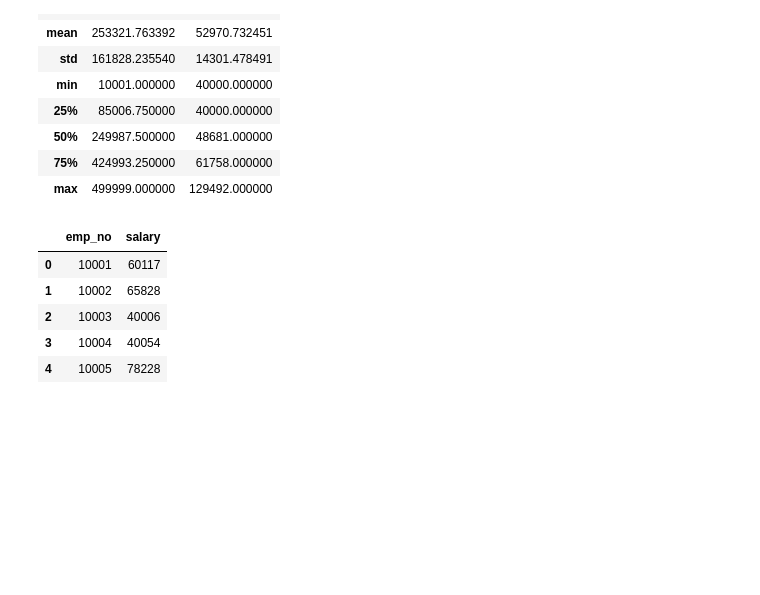
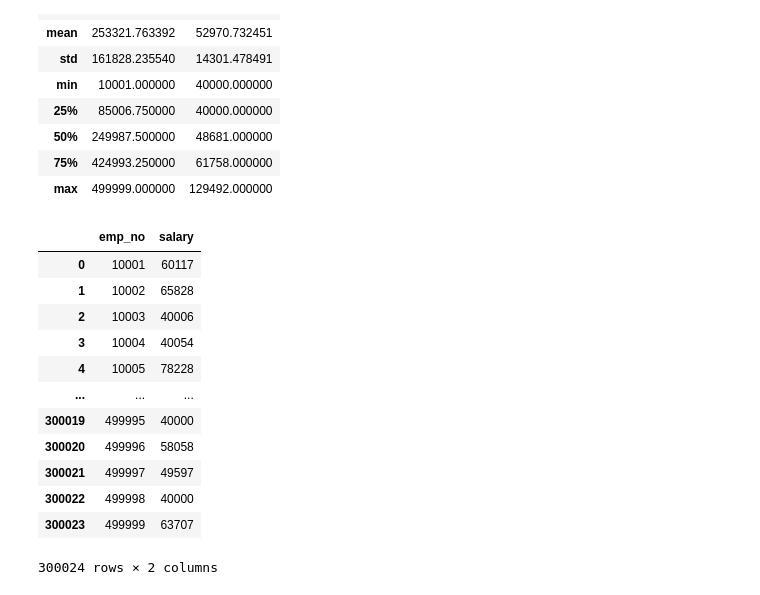
Before and after one commit to annabelcheong/sql-challenge, a Jupyter notebook: EmployeeSQL/bonus.ipynb, the cells around one changed output. Saved outputs shown, nothing was run; the diff lists cells and outputs as text; code cells hidden in the pictures; blank space fills up the shorter version.

```diff
--- a/EmployeeSQL/bonus.ipynb
+++ b/EmployeeSQL/bonus.ipynb
@@ -74,11 +66,18 @@ salaries_df.describe()
 | 75% | 424993.250000 | 61758.000000 |
 | max | 499999.000000 | 129492.000000 |
 # %%
-salaries_df.head()
+salaries_df
 # %% [output]
 |  | emp_no | salary |
 | 0 | 10001 | 60117 |
 | 1 | 10002 | 65828 |
 | 2 | 10003 | 40006 |
 | 3 | 10004 | 40054 |
 | 4 | 10005 | 78228 |
+| ... | ... | ... |
+| 300019 | 499995 | 40000 |
+| 300020 | 499996 | 58058 |
+| 300021 | 499997 | 49597 |
+| 300022 | 499998 | 40000 |
+| 300023 | 499999 | 63707 |
+300024 rows × 2 columns
```
Also changed, not shown: parts of 4 cells of this notebook, 1 other file.
